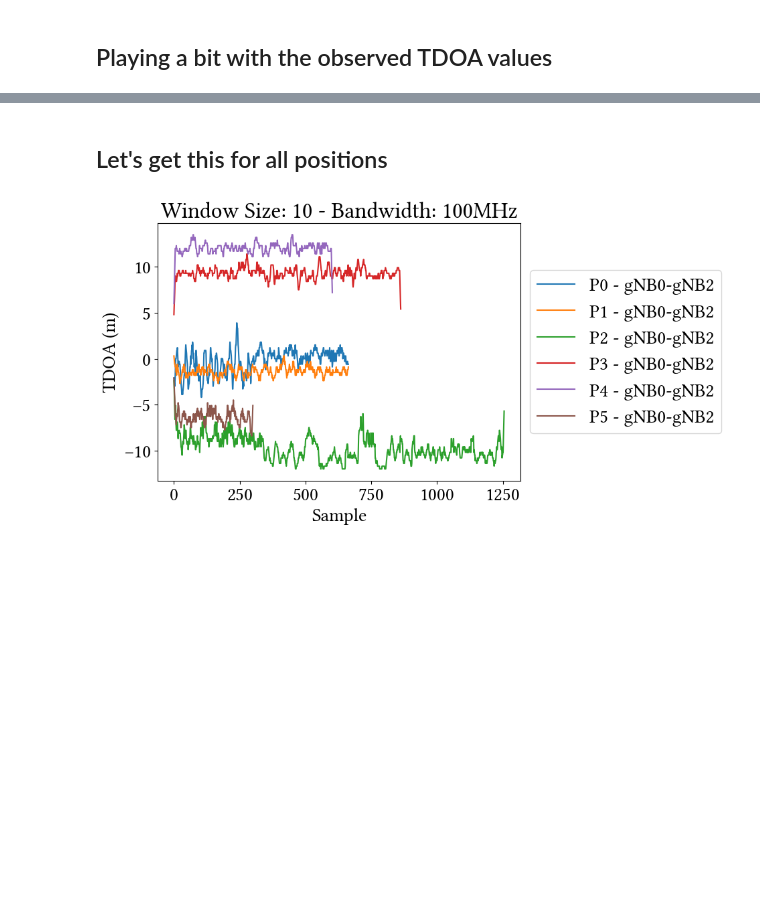
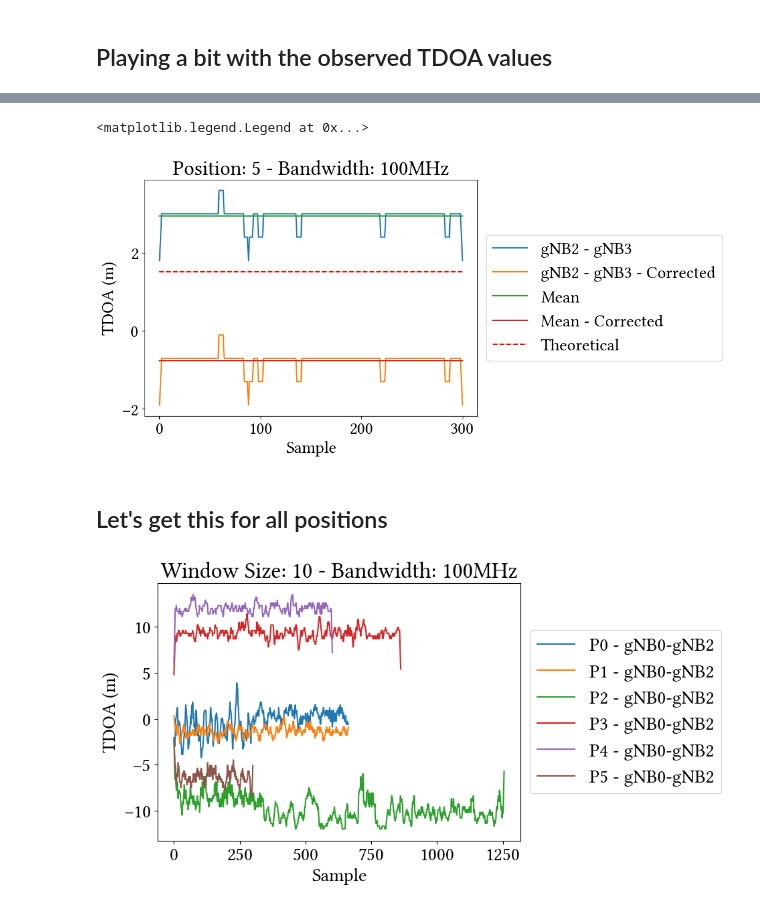
Before and after one commit to yagoliz/5glocalization, a Jupyter notebook: notebooks/ext-03-tdoa_5g_tdoa_plots.ipynb, the cells around one changed output, grey strips where cells are left out. Cells and saved outputs as stored; diff of their text form; code cells hidden in the pictures; blank space fills up the shorter version.

```diff
--- a/notebooks/ext-03-tdoa_5g_tdoa_plots.ipynb
+++ b/notebooks/ext-03-tdoa_5g_tdoa_plots.ipynb
@@ -149,6 +160,42 @@ combinations = np.fromiter(combination_range, dtype=np.dtype((int,2)))
 # %%
 # Let's do some specific processing
-result = nonlinoptim(gNBs, tdoa_mean, combinations, num_dim=2, p0=np.array([0.0, 0.0]), input_type="xyz")
+o = np.zeros(4)
+for i in range(tdoas.shape[0]):
+    result = nonlinoptim(gNBs, tdoas[experiment,:], combinations, num_dim=2, p0=linpos, input_type="xyz", use_offset=True, l=.5)
+    o += result[2:]
+
+o /= tdoas.shape[0]
+# %%
+do = (o.reshape((-1, 1)) - o.reshape(1, -1))[triu_indices[0], triu_indices[1]]
+tdoas_corrected = tdoas + do
+tdoas_corrected_mean = np.mean(tdoas_corrected, axis=0)
+# %%
+difference = 5
+fig, ax = plt.subplots(figsize=(7, 5))
+
+ax.plot(tdoas[:, difference])
+ax.plot(tdoas_corrected[:, difference])
+ax.plot(tdoa_mean[difference] * np.ones(tdoas.shape[0]))
+ax.plot(tdoas_corrected_mean[difference] * np.ones(tdoas_corrected.shape[0]))
+ax.plot(th_tdoa[difference] * np.ones(tdoas_corrected.shape[0]), linestyle="dashed", color="red")
+
+ax.set_title(f"Position: {POSITION} - Bandwidth: {FREQUENCY_MHZ}MHz")
+ax.set_xlabel("Sample")
+ax.set_ylabel("TDOA (m)")
+ax.legend(
+    [
+        f"gNB{triu_indices[0][difference]} - gNB{triu_indices[1][difference]}",
+        f"gNB{triu_indices[0][difference]} - gNB{triu_indices[1][difference]} - Corrected",
+        "Mean",
+        "Mean - Corrected",
+        "Theoretical",
+    ],
+    loc="center left",
+    bbox_to_anchor=(1, 0.5),
+)
+# %% [output]
+<matplotlib.legend.Legend at 0x...>
+[figure, added]
 # %% [markdown]
 ## Let's get this for all positions
 # %%
```
Also changed, not shown: parts of 8 cells of this notebook, 3 other files.
